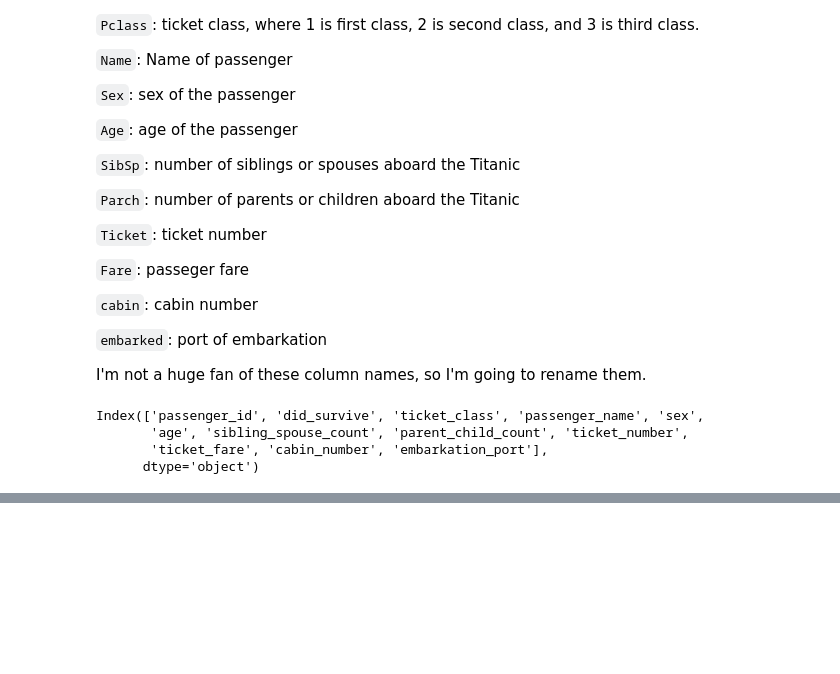
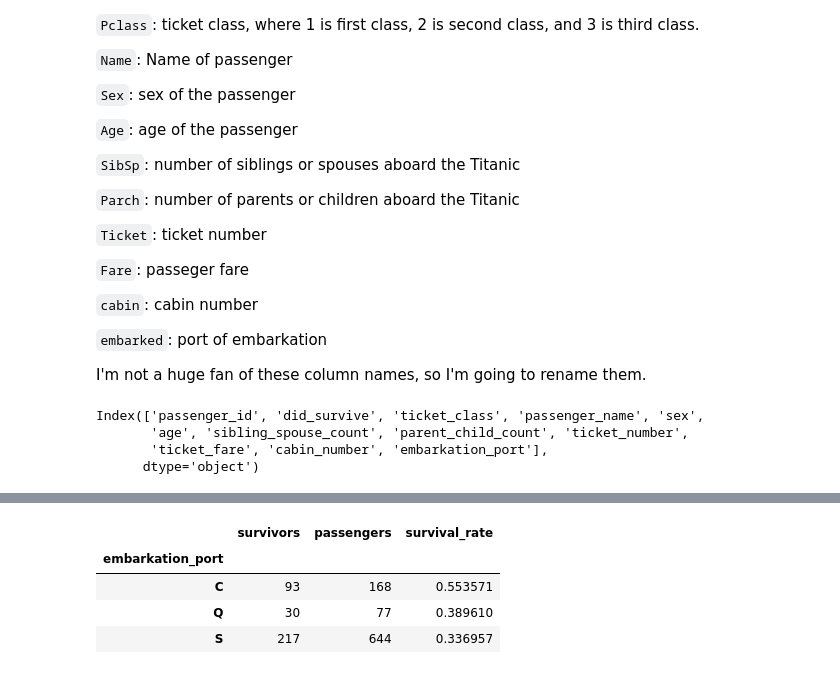
Before and after one commit to Paul-J-Wissler/kaggle-titanic-conformal-prediction, a Jupyter notebook: analysis.ipynb, the cells around one changed output, grey strips where cells are left out. Saved outputs shown, nothing was run; the diff lists cells and outputs as text; code cells hidden in the pictures; blank space fills up the shorter version.

```diff
--- a/analysis.ipynb
+++ b/analysis.ipynb
@@ -84,0 +91,10 @@ Index(['passenger_id', 'did_survive', 'ticket_class', 'passenger_name', 'sex',
+# %%
+embark_survival_rates = train_df.groupby("embarkation_port").did_survive.agg(["sum", "count"]).assign(survival_rate=lambda x: x["sum"] / x["count"])
+embark_survival_rates = embark_survival_rates.rename(columns={"sum": "survivors", "count": "passengers"})
+embark_survival_rates
+# %% [output]
+|  | survivors | passengers | survival_rate |
+| embarkation_port |  |  |  |
+| C | 93 | 168 | 0.553571 |
+| Q | 30 | 77 | 0.389610 |
+| S | 217 | 644 | 0.336957 |
```
Also changed, not shown: parts of 10 cells of this notebook.
